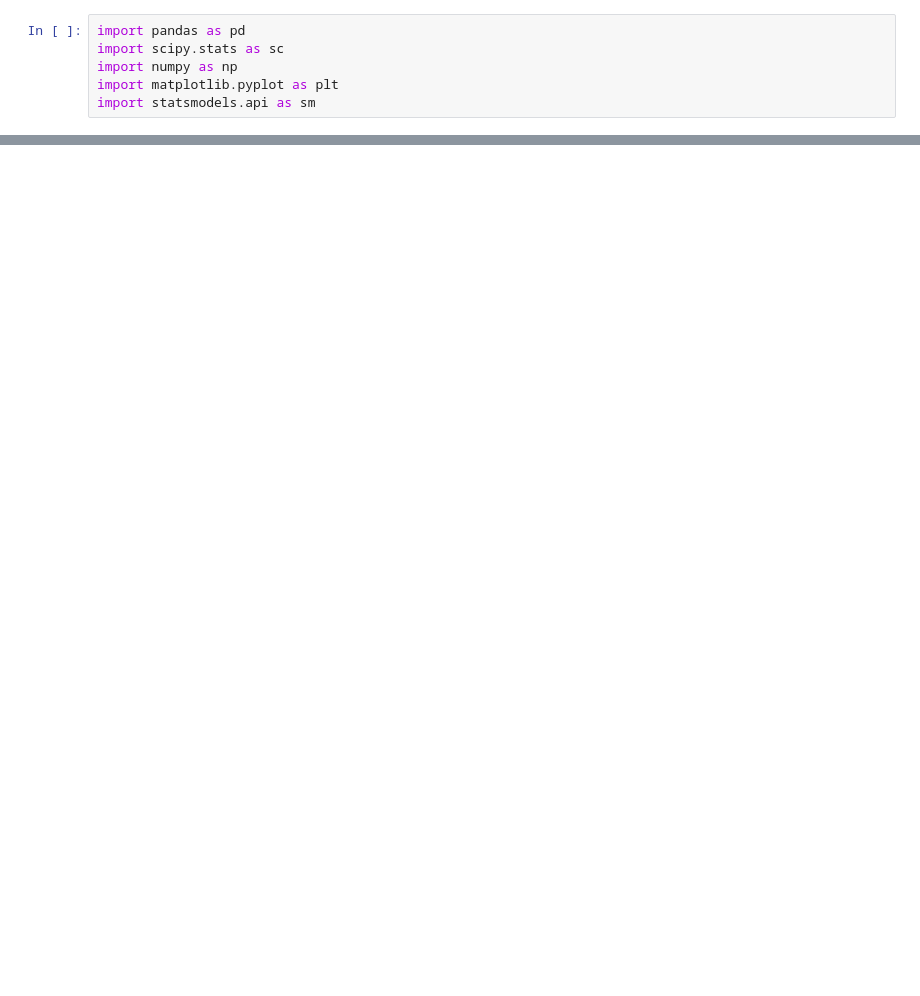
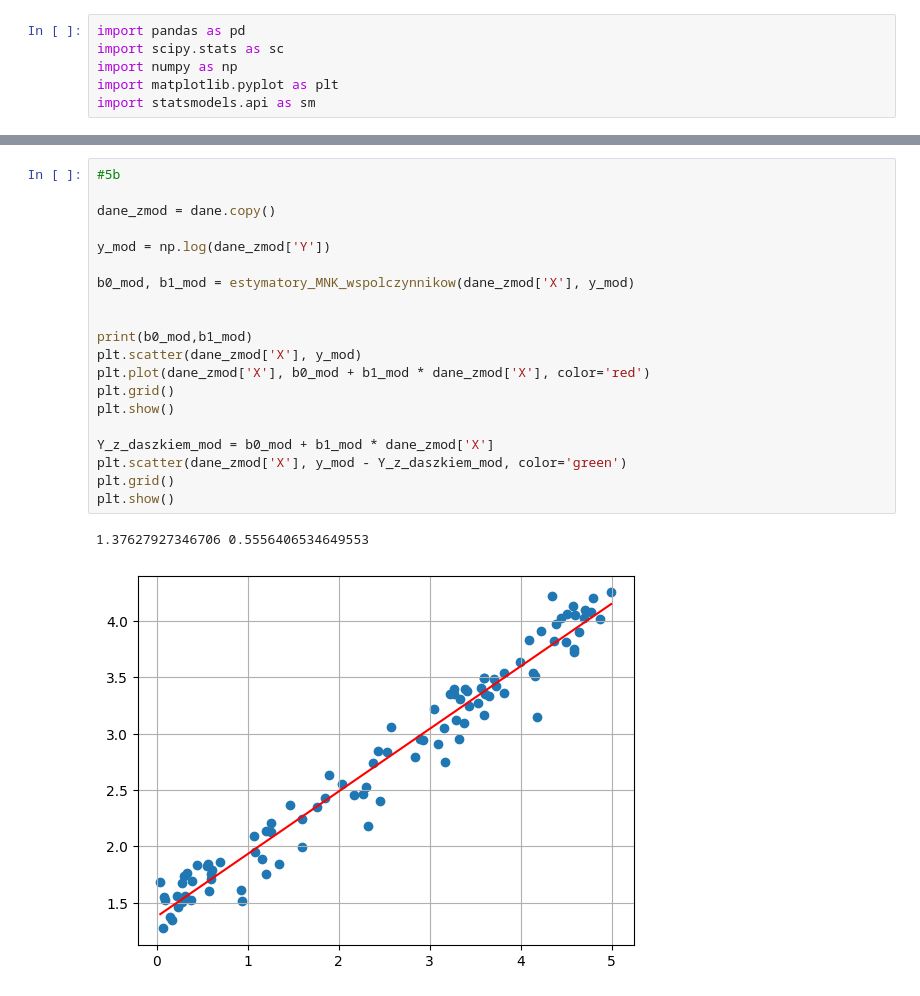
Before and after one commit to TeodorDimitriadis/szeregi_czasowe, a Jupyter notebook: lista1.ipynb, the cells around one changed output, grey strips where cells are left out. Cells and saved outputs as stored; diff of their text form; blank space fills up the shorter version.

```diff
--- a/lista1.ipynb
+++ b/lista1.ipynb
@@ -90,0 +129,23 @@ dane = pd.read_csv()
+# %%
+#5b
+
+dane_zmod = dane.copy()
+
+y_mod = np.log(dane_zmod['Y'])
+
+b0_mod, b1_mod = estymatory_MNK_wspolczynnikow(dane_zmod['X'], y_mod)
+
+
+print(b0_mod,b1_mod)
+plt.scatter(dane_zmod['X'], y_mod)
+plt.plot(dane_zmod['X'], b0_mod + b1_mod * dane_zmod['X'], color='red')
+plt.grid()
+plt.show()
+
+Y_z_daszkiem_mod = b0_mod + b1_mod * dane_zmod['X']
+plt.scatter(dane_zmod['X'], y_mod - Y_z_daszkiem_mod, color='green')
+plt.grid()
+plt.show()
+# %% [output]
+1.37627927346706 0.5556406534649553
+[figure, added]
```
Also changed, not shown: parts of 7 cells of this notebook, 1 other file.
